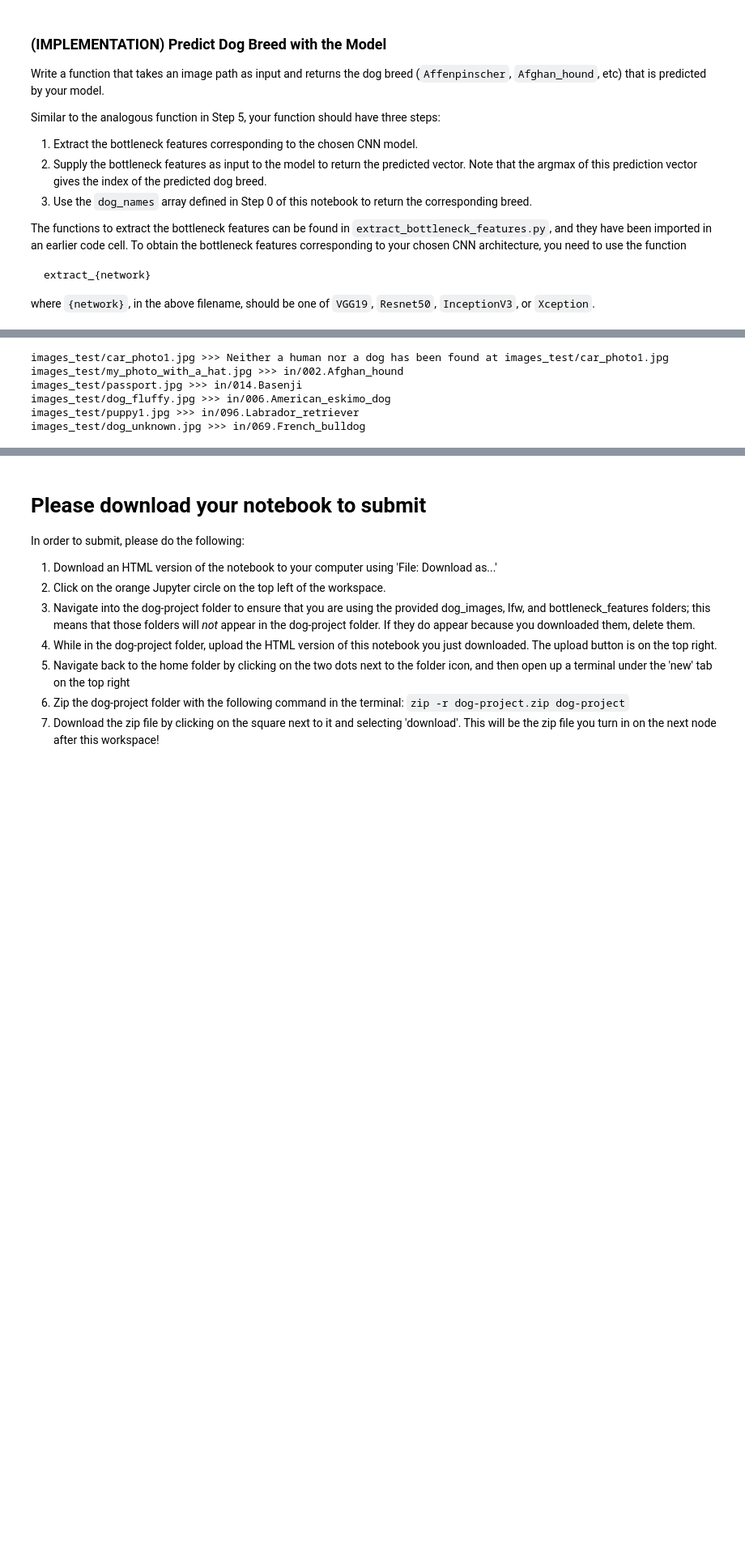
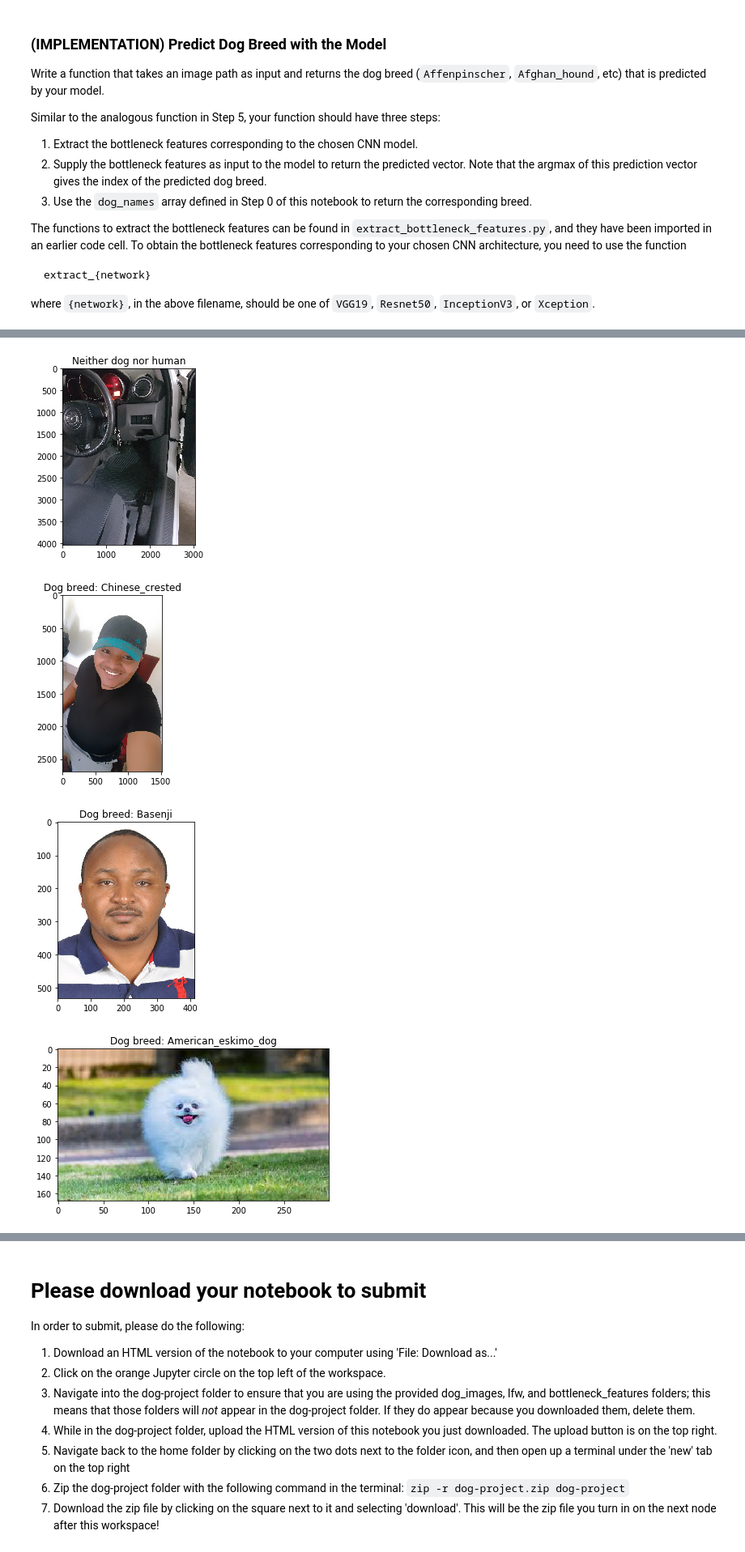
Before and after one commit to wanderijames/dog_project, a Jupyter notebook: dog_app.ipynb, the cells around one changed output, grey strips where cells are left out. Shown: that part at 81% size. Saved outputs shown, nothing was run; the diff lists cells and outputs as text; code cells hidden in the pictures; blank space fills up the shorter version.

```diff
--- a/dog_app.ipynb
+++ b/dog_app.ipynb
@@ -632,6 +638,10 @@ This architecture is suitable, because it improves on the training speed and acc
 ### TODO: Define your architecture.
 resnet50_model = Sequential()
 resnet50_model.add(GlobalAveragePooling2D(input_shape=train_resnet50.shape[1:]))
+
+#lets avoid overfitting
+resnet50_model.add(Dropout(0.1))
+
 resnet50_model.add(Dense(133, activation='softmax'))
 
 resnet50_model.summary()
@@ -661,12 +673,15 @@ You are welcome to [augment the training data](https://blog.keras.io/building-po
 # %%
 ### TODO: Train the model.
 from keras.callbacks import ModelCheckpoint
+
 r50_checkpointer = ModelCheckpoint(filepath='saved_models/weights.best.resnet50.hdf5',
                                verbose=1, save_best_only=True)
+r50_early_stopping = EarlyStopping(
+    monitor='val_loss', min_delta=0, patience=4, verbose=1, mode='min')
 
 resnet50_model.fit(train_resnet50, train_targets,
           validation_data=(valid_resnet50, valid_targets),
-          epochs=20, batch_size=20, callbacks=[r50_checkpointer], verbose=1)
+          epochs=20, batch_size=20, callbacks=[r50_early_stopping, r50_checkpointer], verbose=1)
 # %% [output]
 Train on 6680 samples, validate on 835 samples
 Epoch 1/20
@@ -767,12 +779,14 @@ def breed_(img_path):
 def get_dog_breed(img_path):
     # detect if dog
     breed = None
-    if dog_detector(img_path) or face_detector(img_path):
-        breed = breed_(img_path)
-    if breed:
-        return breed
-
-    raise Exception("Neither a human nor a dog has been found at {}".format(img_path))
+    # if dog
+    if dog_detector(img_path):
+        return breed_(img_path)
+    # if human
+    elif face_detector(img_path):
+        return breed_(img_path)
+    else:
+        raise Exception("Neither a human nor a dog has been found at {}".format(img_path))
 # %% [markdown]
 ---
 <a id='step7'></a>
@@ -790,35 +812,40 @@ __Answer:__
+# %%
+# show image
+import cv2
+import matplotlib.pyplot as plt
+def show_image(name, img_path):
+    img = cv2.imread(img_path)
+    cv_rgb = cv2.cvtColor(img, cv2.COLOR_BGR2RGB)
+    plt.imshow(cv_rgb)
+    plt.title(name)
+    plt.show()
 # %%
 ## TODO: Execute your algorithm from Step 6 on
 ## at least 6 images on your computer.
 ## Feel free to use as many code cells as needed.
-from matplotlib.pyplot import imshow
-import numpy as np
-from PIL import Image
 
 %matplotlib inline
 
 images_ = (
     "images_test/car_photo1.jpg",
     "images_test/my_photo_with_a_hat.jpg",
     "images_test/passport.jpg",
     "images_test/dog_fluffy.jpg",
     "images_test/puppy1.jpg",
     "images_test/dog_unknown.jpg"
 )
 
 results = ()
 for image_ in images_:
     try:
         breed_name = get_dog_breed(image_)
         results += (breed_name,)
-        print(image_, ">>>", breed_name)
+        show_image("Dog breed: {}".format(breed_name.split(".")[-1]), image_)
     except Exception as err:
         results += ("",)
-        print(image_, ">>>", str(err))
+        show_image("Neither dog nor human", image_)
 # %% [output]
-images_test/car_photo1.jpg >>> Neither a human nor a dog has been found at images_test/car_photo1.jpg
-images_test/my_photo_with_a_hat.jpg >>> in/002.Afghan_hound
-images_test/passport.jpg >>> in/014.Basenji
-images_test/dog_fluffy.jpg >>> in/006.American_eskimo_dog
-images_test/puppy1.jpg >>> in/096.Labrador_retriever
-images_test/dog_unknown.jpg >>> in/069.French_bulldog
+[figure, added]
+[figure, added]
+[figure, added]
+[figure, added]
```
Also changed, not shown: parts of 11 cells of this notebook, 1 other file.
